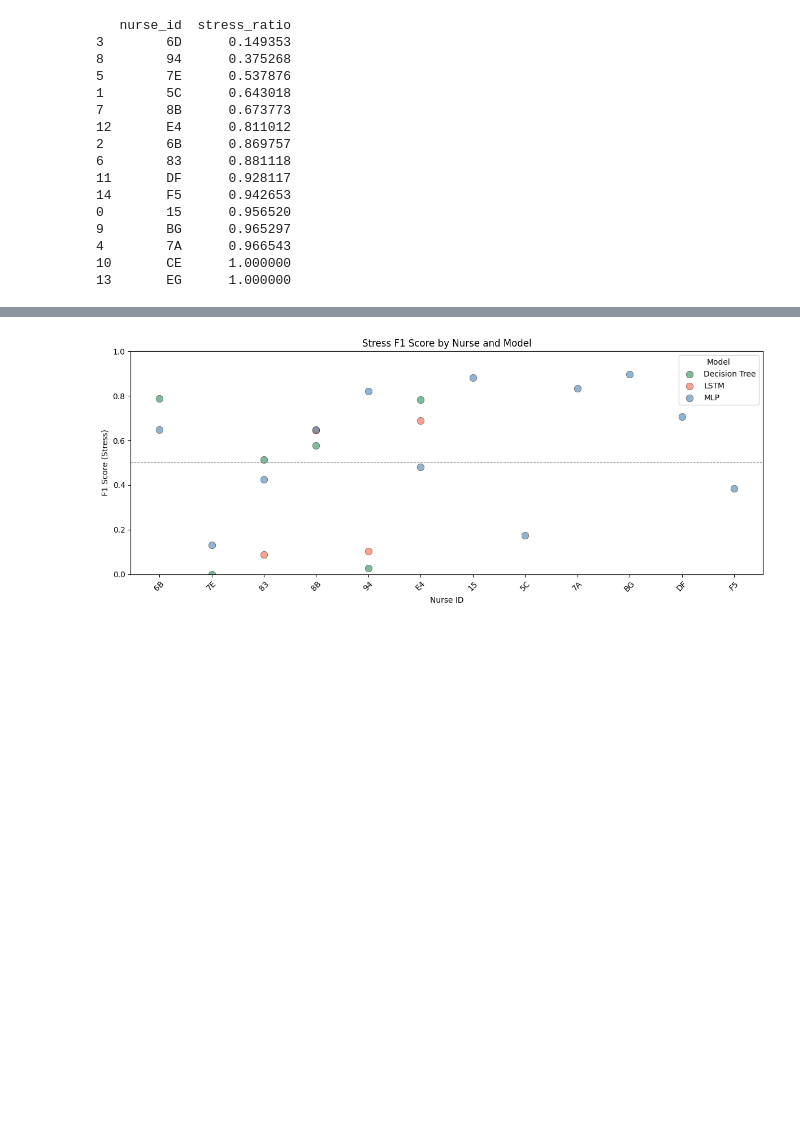
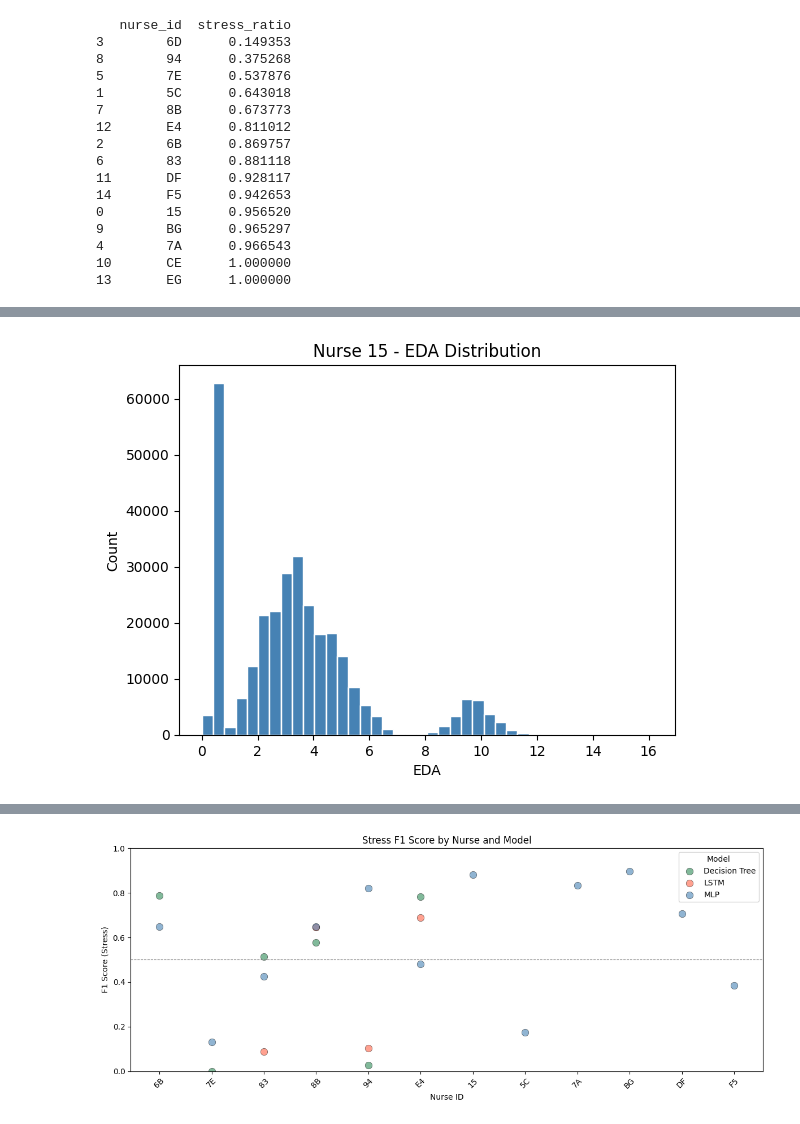
Before and after one commit to adishri8/MLMAMidtermProject, a Jupyter notebook: mlp.ipynb, the cells around one changed output, grey strips where cells are left out. Drawn from its saved outputs; the diff is of its cells as text; code cells hidden in the pictures; blank space fills up the shorter version.

```diff
--- a/mlp.ipynb
+++ b/mlp.ipynb
@@ -779,0 +819,96 @@ Drive already mounted at /content/drive; to attempt to forcibly remount, call dr
+# %%
+def plot_nurse_coverage(
+    combined: pd.DataFrame,
+    nurse_id: str,
+    date_col: str = "date",
+):
+    """
+    Bar plot for a single nurse: one bar per day, height = number of
+    data points recorded that day.
+
+    Args:
+        combined:   DataFrame with 'nurse_id' and a date column.
+        nurse_id:   ID of the nurse to inspect.
+        date_col:   Name of the date column (default 'date').
+    """
+    nurse_data = combined[combined["nurse_id"] == nurse_id].copy()
+
+    if nurse_data.empty:
+        available = sorted(combined["nurse_id"].unique())
+        raise ValueError(
+            f"Nurse '{nurse_id}' not found. Available: {available}"
+        )
+
+    nurse_data[date_col] = pd.to_datetime(nurse_data[date_col]).dt.date
+
+    daily_counts = (
+        nurse_data.groupby(date_col)
+        .size()
+        .reset_index(name="n_points")
+        .sort_values(date_col)
+    )
+
+    n_days   = len(daily_counts)
+    n_total  = daily_counts["n_points"].sum()
+    mean_pts = daily_counts["n_points"].mean()
+
+    labels = pd.to_datetime(daily_counts[date_col]).dt.strftime("%b %d")
+
+    fig, ax = plt.subplots(figsize=(max(8, n_days * 0.6), 5))
+
+    bars = ax.bar(
+        labels,
+        daily_counts["n_points"],
+        color="steelblue",
+        edgecolor="white",
+        width=0.7,
+    )
+
+    for bar in bars:
+        ax.text(
+            bar.get_x() + bar.get_width() / 2,
+            bar.get_height() + n_total * 0.002,
+            str(int(bar.get_height())),
+            ha="center", va="bottom", fontsize=8,
+        )
+
+    ax.axhline(mean_pts, color="tomato", linestyle="--", linewidth=1,
+               label=f"Mean: {mean_pts:.0f} pts/day")
+
+    ax.set_title(
+        f"Nurse {nurse_id} — {n_days} days, {n_total:,} total data points",
+        fontsize=12,
+    )
+    ax.set_xlabel("Day")
+    ax.set_ylabel("Data points")
+    ax.tick_params(axis="x", rotation=45)
+    ax.legend()
+
+
+    plt.tight_layout()
+    plt.show()
+
+    return daily_counts
+
+def plot_nurse_eda(combined: pd.DataFrame,
+    nurse_id: str):
+    nurse_data = combined[combined["nurse_id"] == nurse_id].copy()
+    plt.hist(nurse_data["EDA"].dropna(), bins=40, color="steelblue", edgecolor="white")
+    print("STD: ", np.std(nurse_data["EDA"].dropna()))
+    plt.title(f"Nurse {nurse_id} - EDA Distribution")
+    plt.xlabel("EDA")
+    plt.ylabel("Count")
+
+    plt.show()
+
+# ── Usage ─────────────────────────────────────────────────────────────────
+
+# for nid in sorted(combined["nurse_id"].unique()):
+#     print(f"Coverage for nurse {nid}:")
+#     plot_nurse_coverage(combined, nurse_id=nid)
+
+for nid in sorted(combined["nurse_id"].unique()):
+    print(f"EDA for nurse {nid}:")
+    plot_nurse_eda(combined, nurse_id=nid)
+    plot_nurse_coverage(combined, nurse_id=nid)
+# %% [output]
@@ -779,0 +917 @@ Drive already mounted at /content/drive; to attempt to forcibly remount, call dr
+[figure, added]
```
Also changed, not shown: parts of 32 cells of this notebook.
